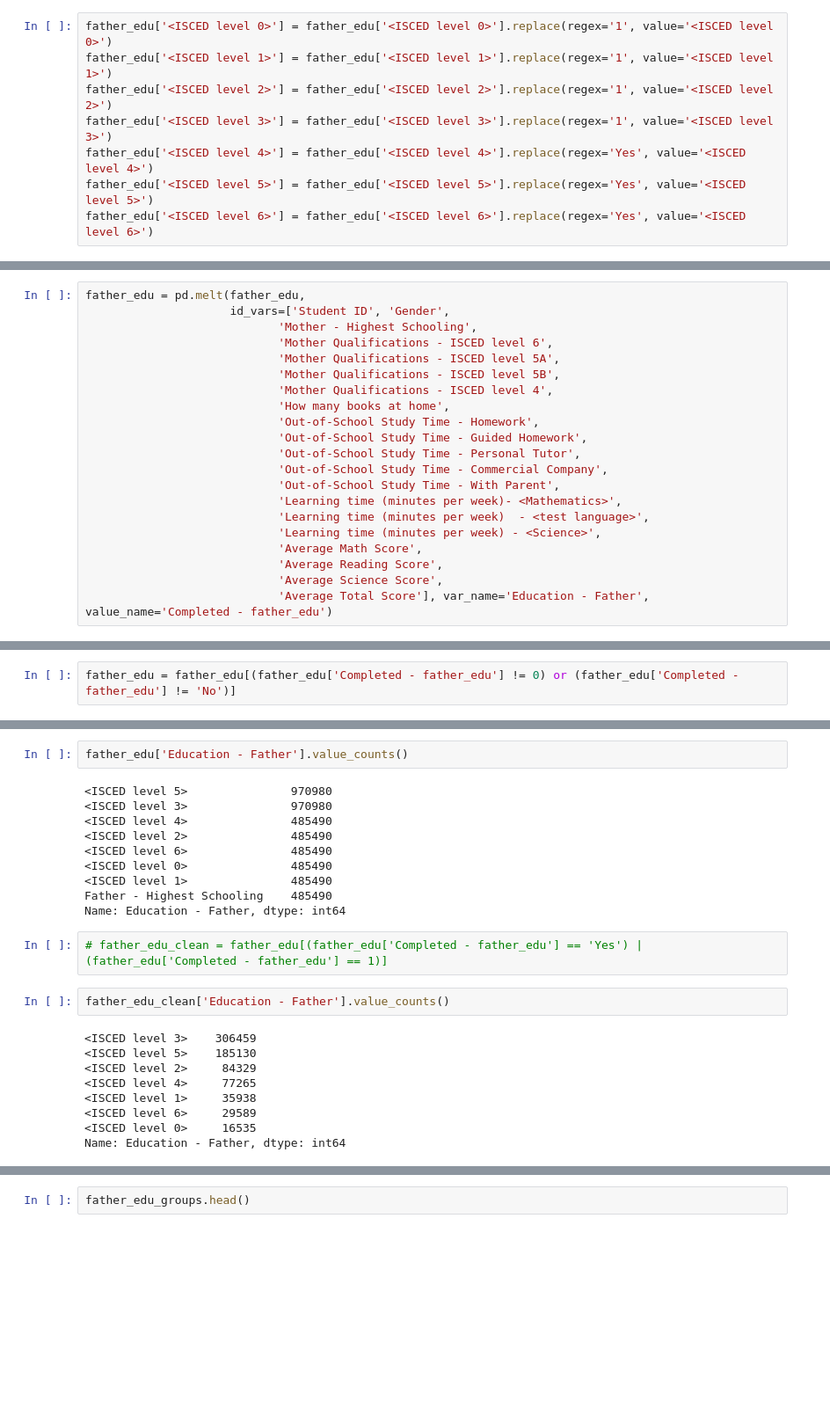
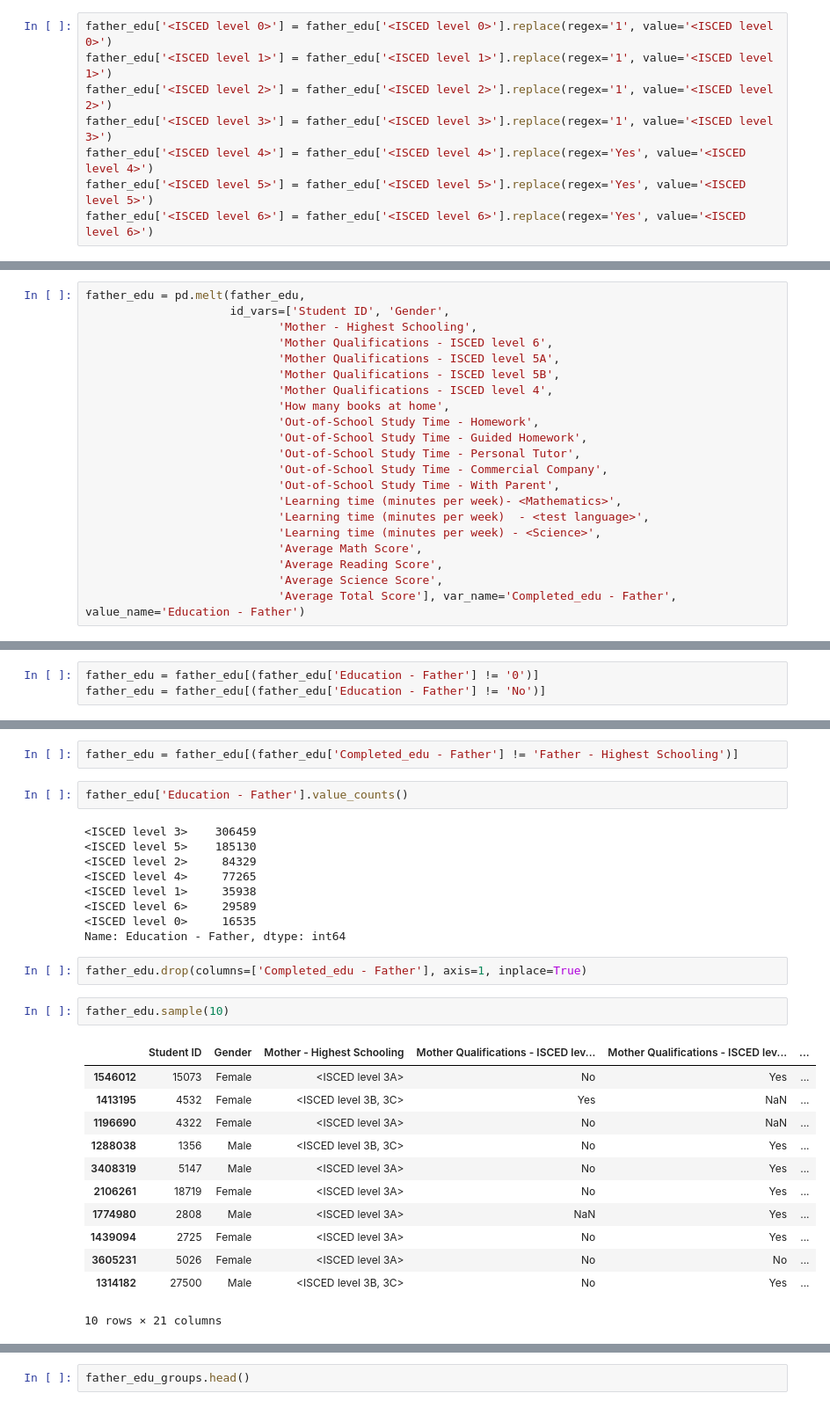
Before and after one commit to Dyke-F/Pisa-Data-Analysis, a Jupyter notebook: wrangle_pisa_data.ipynb, the cells around one changed output, grey strips where cells are left out. Shown: that part at 88% size. Saved outputs shown, nothing was run; the diff lists cells and outputs as text; blank space fills up the shorter version.

Commit message:
Complete father edu variable

```diff
--- a/wrangle_pisa_data.ipynb
+++ b/wrangle_pisa_data.ipynb
@@ -397,7 +397,7 @@ father_edu = pd.melt(father_edu,
                             'Average Math Score',
                             'Average Reading Score',
                             'Average Science Score',
-                            'Average Total Score'], var_name='Education - Father', value_name='Completed - father_edu')
+                            'Average Total Score'], var_name='Completed_edu - Father', value_name='Education - Father')
 # %%
 father_edu.sample(10)
 # %% [output]
@@ -415,3 +415,4 @@ father_edu.sample(10)
 10 rows × 22 columns
 # %%
-father_edu = father_edu[(father_edu['Completed - father_edu'] != 0) or (father_edu['Completed - father_edu'] != 'No')]
+father_edu = father_edu[(father_edu['Education - Father'] != '0')]
+father_edu = father_edu[(father_edu['Education - Father'] != 'No')]
@@ -459,25 +440,30 @@ Name: Completed - father_edu, dtype: int64
+# %%
+father_edu = father_edu[(father_edu['Completed_edu - Father'] != 'Father - Highest Schooling')]
 # %%
 father_edu['Education - Father'].value_counts()
 # %% [output]
-<ISCED level 5>               970980
-<ISCED level 3>               970980
-<ISCED level 4>               485490
-<ISCED level 2>               485490
-<ISCED level 6>               485490
-<ISCED level 0>               485490
-<ISCED level 1>               485490
-Father - Highest Schooling    485490
+<ISCED level 3>    306459
+<ISCED level 5>    185130
+<ISCED level 2>     84329
+<ISCED level 4>     77265
+<ISCED level 1>     35938
+<ISCED level 6>     29589
+<ISCED level 0>     16535
 Name: Education - Father, dtype: int64
-# %%
-# father_edu_clean = father_edu[(father_edu['Completed - father_edu'] == 'Yes') | (father_edu['Completed - father_edu'] == 1)]
-# %%
-father_edu_clean['Education - Father'].value_counts()
-# %% [output]
-<ISCED level 3>    306459
-<ISCED level 5>    185130
-<ISCED level 2>     84329
-<ISCED level 4>     77265
-<ISCED level 1>     35938
-<ISCED level 6>     29589
-<ISCED level 0>     16535
-Name: Education - Father, dtype: int64
+# %%
+father_edu.drop(columns=['Completed_edu - Father'], axis=1, inplace=True)
+# %%
+father_edu.sample(10)
+# %% [output]
+|  | Student ID | Gender | Mother - Highest Schooling | Mother Qualifications - ISCED lev... | Mother Qualifications - ISCED lev... | ... |
+| 1546012 | 15073 | Female | <ISCED level 3A> | No | Yes | ... |
+| 1413195 | 4532 | Female | <ISCED level 3B, 3C> | Yes | NaN | ... |
+| 1196690 | 4322 | Female | <ISCED level 3A> | No | NaN | ... |
+| 1288038 | 1356 | Male | <ISCED level 3B, 3C> | No | Yes | ... |
+| 3408319 | 5147 | Male | <ISCED level 3A> | No | Yes | ... |
+| 2106261 | 18719 | Female | <ISCED level 3A> | No | Yes | ... |
+| 1774980 | 2808 | Male | <ISCED level 3A> | NaN | Yes | ... |
+| 1439094 | 2725 | Female | <ISCED level 3A> | No | Yes | ... |
+| 3605231 | 5026 | Female | <ISCED level 3A> | No | No | ... |
+| 1314182 | 27500 | Male | <ISCED level 3B, 3C> | No | Yes | ... |
+10 rows × 21 columns
```
Also changed, not shown: parts of 10 cells of this notebook.
